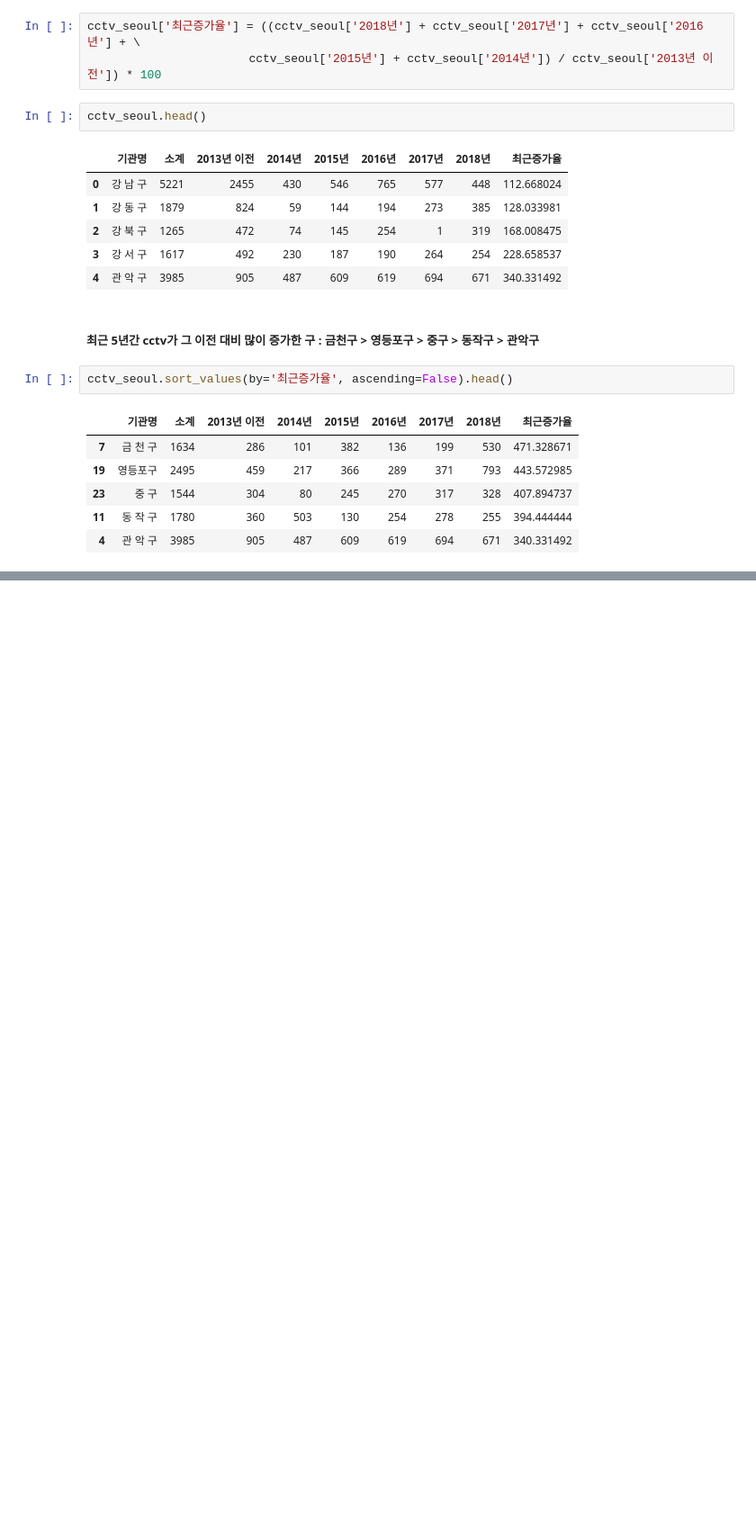
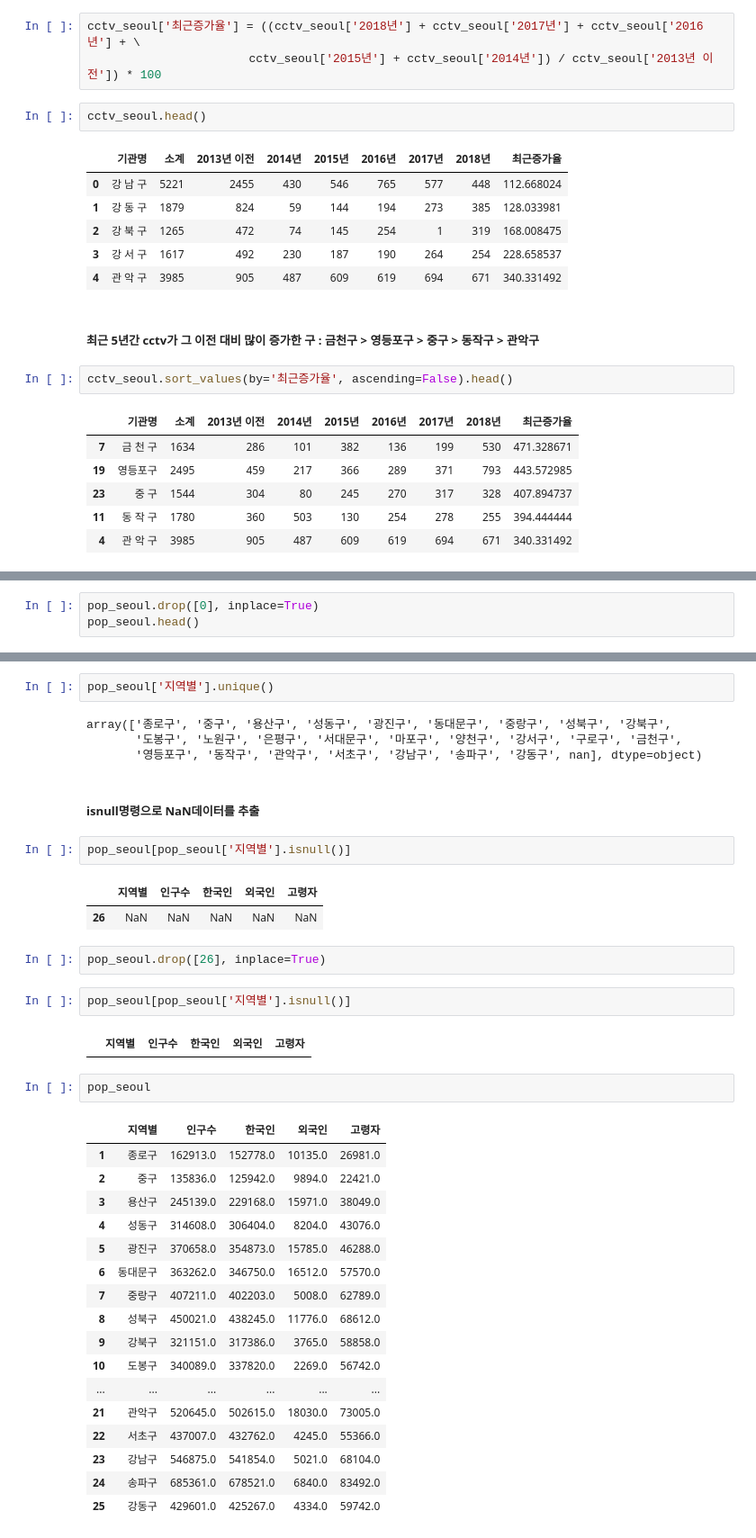
Before and after one commit to jinkyukim-me/python_data_science, a Jupyter notebook: cctv_in_seoul.ipynb, the cells around one changed output, grey strips where cells are left out. Shown at 90% size. Saved outputs shown, nothing was run; the diff lists cells and outputs as text; blank space fills up the shorter version.

```diff
--- a/cctv_in_seoul.ipynb
+++ b/cctv_in_seoul.ipynb
@@ -956,0 +1078,3 @@ cctv_seoul.sort_values(by='최근증가율', ascending=False).head()
+# %%
+pop_seoul.drop([0], inplace=True)
+pop_seoul.head()
@@ -956,0 +1088,39 @@ cctv_seoul.sort_values(by='최근증가율', ascending=False).head()
+# %%
+pop_seoul['지역별'].unique()
+# %% [output]
+array(['종로구', '중구', '용산구', '성동구', '광진구', '동대문구', '중랑구', '성북구', '강북구',
+       '도봉구', '노원구', '은평구', '서대문구', '마포구', '양천구', '강서구', '구로구', '금천구',
+       '영등포구', '동작구', '관악구', '서초구', '강남구', '송파구', '강동구', nan], dtype=object)
+# %% [markdown]
+##### isnull명령으로 NaN데이터를 추출
+# %%
+pop_seoul[pop_seoul['지역별'].isnull()]
+# %% [output]
+|  | 지역별 | 인구수 | 한국인 | 외국인 | 고령자 |
+| 26 | NaN | NaN | NaN | NaN | NaN |
+# %%
+pop_seoul.drop([26], inplace=True)
+# %%
+pop_seoul[pop_seoul['지역별'].isnull()]
+# %% [output]
+|  | 지역별 | 인구수 | 한국인 | 외국인 | 고령자 |
+# %%
+pop_seoul
+# %% [output]
+|  | 지역별 | 인구수 | 한국인 | 외국인 | 고령자 |
+| 1 | 종로구 | 162913.0 | 152778.0 | 10135.0 | 26981.0 |
+| 2 | 중구 | 135836.0 | 125942.0 | 9894.0 | 22421.0 |
+| 3 | 용산구 | 245139.0 | 229168.0 | 15971.0 | 38049.0 |
+| 4 | 성동구 | 314608.0 | 306404.0 | 8204.0 | 43076.0 |
+| 5 | 광진구 | 370658.0 | 354873.0 | 15785.0 | 46288.0 |
+| 6 | 동대문구 | 363262.0 | 346750.0 | 16512.0 | 57570.0 |
+| 7 | 중랑구 | 407211.0 | 402203.0 | 5008.0 | 62789.0 |
+| 8 | 성북구 | 450021.0 | 438245.0 | 11776.0 | 68612.0 |
+| 9 | 강북구 | 321151.0 | 317386.0 | 3765.0 | 58858.0 |
+| 10 | 도봉구 | 340089.0 | 337820.0 | 2269.0 | 56742.0 |
+| ... | ... | ... | ... | ... | ... |
+| 21 | 관악구 | 520645.0 | 502615.0 | 18030.0 | 73005.0 |
+| 22 | 서초구 | 437007.0 | 432762.0 | 4245.0 | 55366.0 |
+| 23 | 강남구 | 546875.0 | 541854.0 | 5021.0 | 68104.0 |
+| 24 | 송파구 | 685361.0 | 678521.0 | 6840.0 | 83492.0 |
+| 25 | 강동구 | 429601.0 | 425267.0 | 4334.0 | 59742.0 |
```
Also changed, not shown: parts of 60 cells of this notebook, 2 other files.
